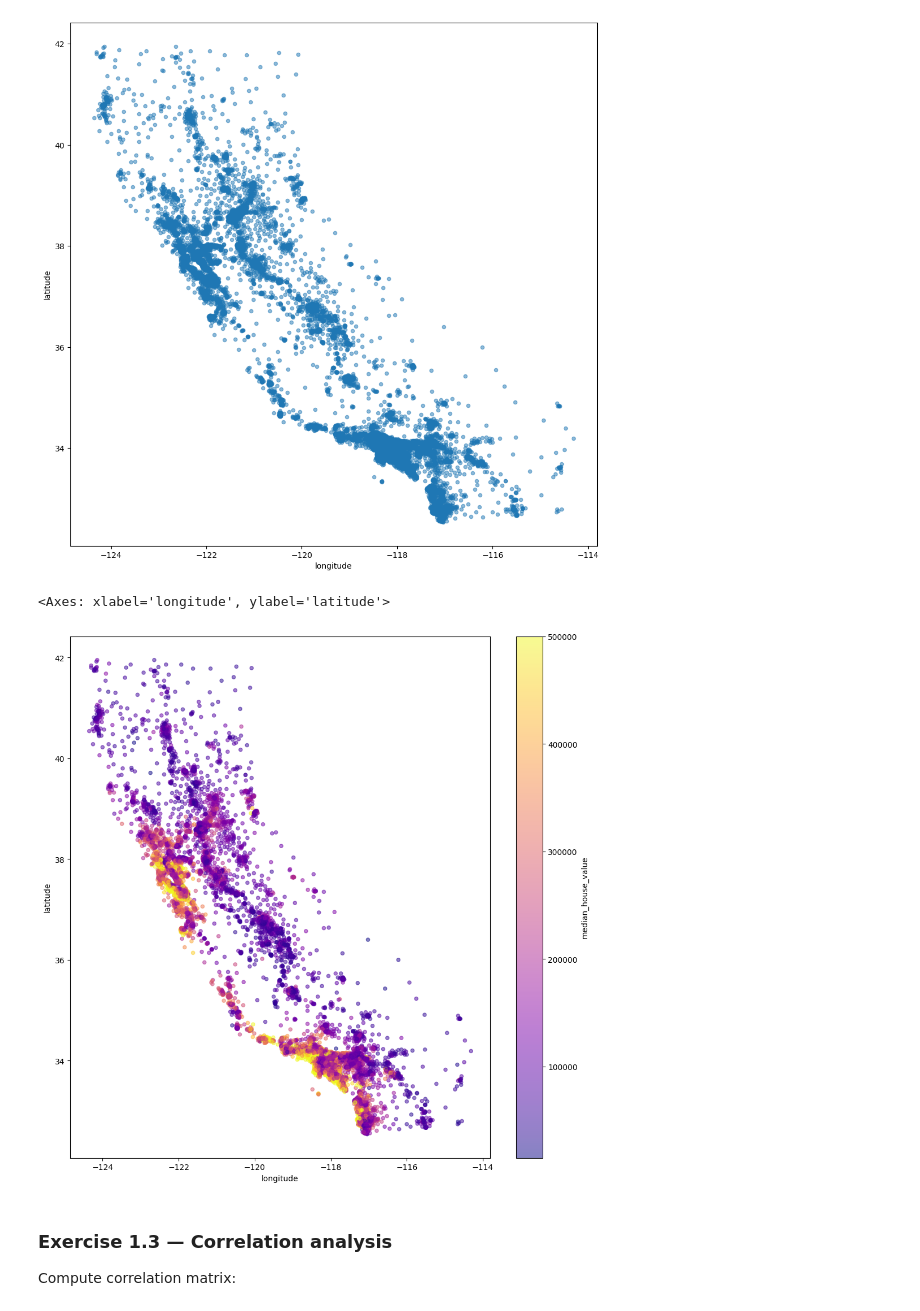
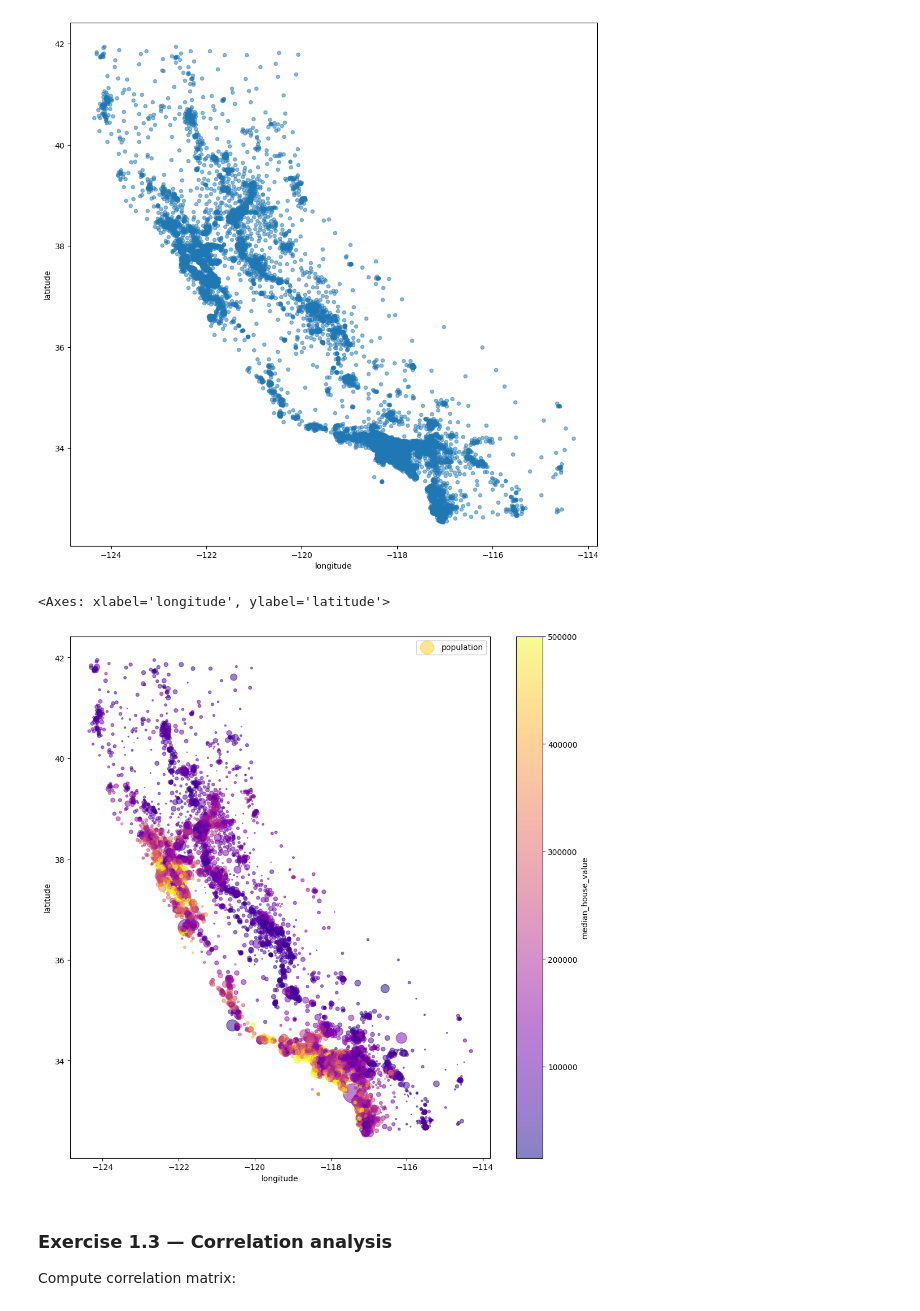
Before and after one commit to User76251/ML-Project-Housing, a Jupyter notebook: 5-housing-exercise-empty.ipynb, the cells around one changed output. Cells and saved outputs as stored; diff of their text form; code cells hidden in the pictures.

```diff
--- a/5-housing-exercise-empty.ipynb
+++ b/5-housing-exercise-empty.ipynb
@@ -226,10 +226,10 @@ housing_df.plot(x="longitude", y="latitude", kind="scatter", figsize=(12,12), al
 <Axes: xlabel='longitude', ylabel='latitude'>
 [figure]
 # %%
-housing_df.plot(colormap="plasma", x="longitude", y="latitude", c="median_house_value", kind="scatter", figsize=(12,12), alpha=0.5)
+housing_df.plot(colormap="plasma", x="longitude", y="latitude", c="median_house_value", kind="scatter", figsize=(12,12), alpha=0.5, label="population", s=housing_df.population/60)
 # %% [output]
 <Axes: xlabel='longitude', ylabel='latitude'>
-[figure, old version]
+[figure, new version]
 # %% [markdown]
 ### Exercise 1.3 — Correlation analysis
 
```
